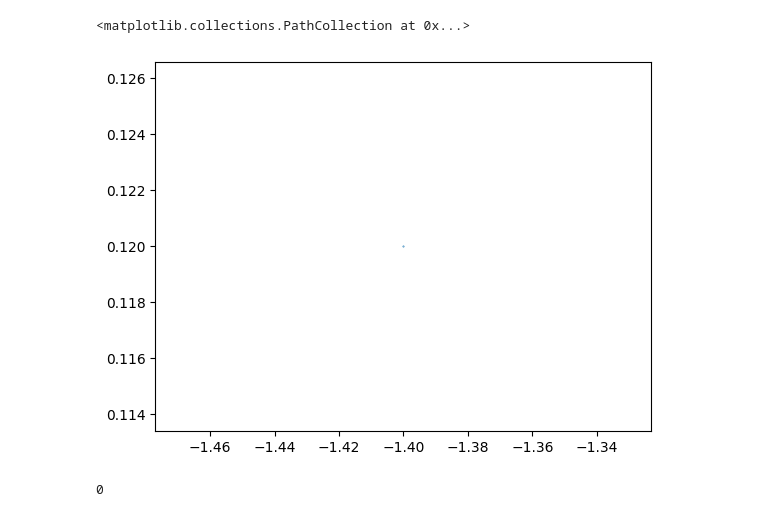
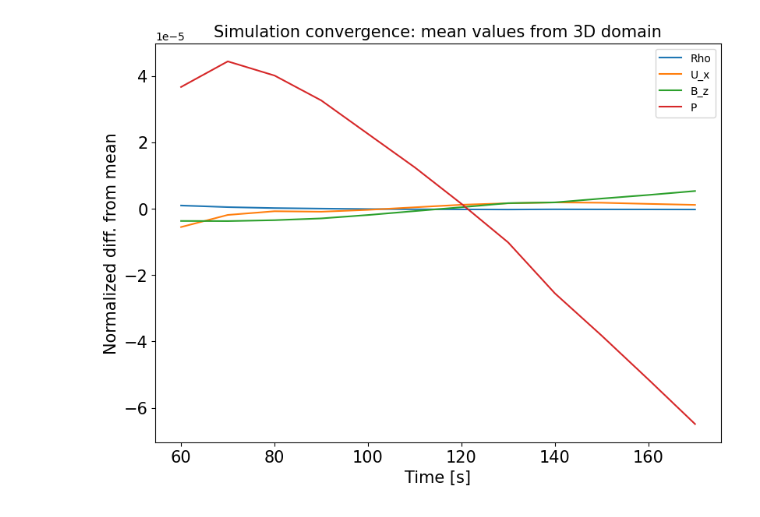
Before and after one commit to alexandercushen/MercuryModelling, a Jupyter notebook: plotting/hybrid_plotting.ipynb, the cells around one changed output. Saved outputs shown, nothing was run; the diff lists cells and outputs as text; code cells hidden in the pictures.

Commit message:
Periodic updates to plotting scripts. Flux_rope_tracking is my main analysis workbook at the moment, being used for case study analysis of 3d tracked DFs.

```diff
--- a/plotting/hybrid_plotting.ipynb
+++ b/plotting/hybrid_plotting.ipynb
@@ -696,14 +723,15 @@ def _arrow3D(ax, x, y, z, dx, dy, dz, *args, **kwargs):
 # %%
 ############################## PREPROCESSING ##############################
 #dir = "/Users/atcushen/Documents/MercuryModelling/runs/nightside_v4_run1/ta-2e/"
-dir = "/Volumes/My Book Duo/runs/nightside_v5_run1/ta-2/"
+dir = "/Volumes/My Book Duo/runs/DR_run1/ta-2/"
+#dir = "/Volumes/My Book Duo/runs/nightside_v5_run6/ta-1/"
 pre_proc_MHD = True
-MHD_start_time = 40  # First time step of MHD data saved in this directory
-t_bound = [40,60]    # Start and stop times of this data to be plot (cannot go beyond available PIC data time range)
+MHD_start_time = 200  # First time step of MHD data saved in this directory
+t_bound = [200,2000]    # Start and stop times of this data to be plot (cannot go beyond available PIC data time range)
 MHD_dt = 1 # File time cadence of MHD data [s]
-preproc_xlims = [-10,4]
-preproc_ylims = [-5,5]
-preproc_zlims = [-5,5]
+preproc_xlims = [-3,0]
+preproc_ylims = [-1.5,1.5]
+preproc_zlims = [-1.5,1.5]
 MHD_var_ls = ["Rho [[]amu/cm^3[]]","U_x [[]km/s[]]","U_y [[]km/s[]]","U_z [[]km/s[]]","B_x [[]nT[]]","B_y [[]nT[]]","B_z [[]nT[]]",
              "P [[]nPa[]]","J_x [[]`mA/m^2[]]","J_y [[]`mA/m^2[]]","J_z [[]`mA/m^2[]]"]#,"dp_dx","dp_dy","dp_dz",
               #"dB_dx","dB_dy","dB_dz","dux_dx","duy_dx","duz_dx","dux_dy","duy_dy","duz_dy","dux_dz","duy_dz","duz_dz"]
@@ -717,7 +745,7 @@ PIC_xmin = -3.99219
 PIC_ymin = -1.22656
 PIC_zmin = -0.742188
 PIC_dx = 0.01562501
-dx_factor = 4 # The MHD grid will be limited to steps of this size factor
+dx_factor = 1 # The MHD grid will be limited to steps of this size factor
 PIC_dx1 = PIC_dx * dx_factor
 
 ############################## PREPROCESSING ##############################
@@ -744,7 +772,7 @@ if pre_proc_MHD:
         file = str(MHD_files[time])
 
         # Read in dataset
-        dataset = read_dataset(dir+file,port=7605)
+        dataset = read_dataset(dir+file,port=7601)
         # Save .plt as numpy data
         data = MHD_to_numpy(dataset,MHD_xaxis,MHD_yaxis,MHD_zaxis,var_ls=MHD_var_ls)
 # %% [output]
@@ -1324,9 +2040,16 @@ KeyboardInterrupt:
 # %%
-plt.scatter(*seeds[iseed])
+# Show result
+fig = plt.figure(figsize=(8,6), constrained_layout=True)
+ax = fig.add_subplot(111)#, projection="3d",computed_zorder=False)
+
+for ivar,var in enumerate(convergence_vars):
+    ax.plot(list(convergence_files.keys()), (convergence_vals[:,ivar]-np.mean(convergence_vals[:,ivar]))/np.abs(np.mean(convergence_vals[:,ivar])),label=var)
+ax.legend()
+ax.set_xlabel("Time [s]",fontsize=15)
+ax.set_ylabel("Normalized diff. from mean",fontsize=15)
+ax.set_title("Simulation convergence: mean values from 3D domain",fontsize=15)
+ax.tick_params(axis='both',labelsize=15)
+
+fig.savefig(str(dir+'convergence.png'),bbox_inches='tight',pad_inches=0.3, dpi=300)
 # %% [output]
-<matplotlib.collections.PathCollection at 0x...>
-[figure, old version]
+[figure, new version]
-# %%
-iseed
-# %% [output]
-0
```
Also changed, not shown: parts of 17 cells of this notebook, 4 other files.
